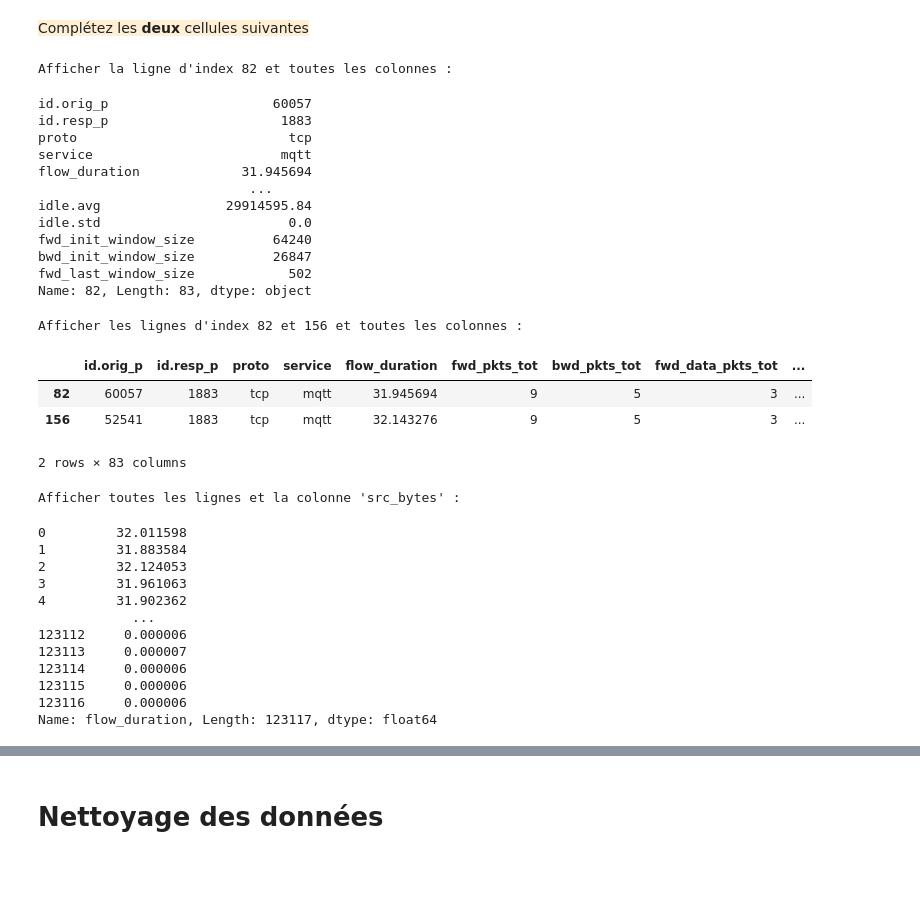
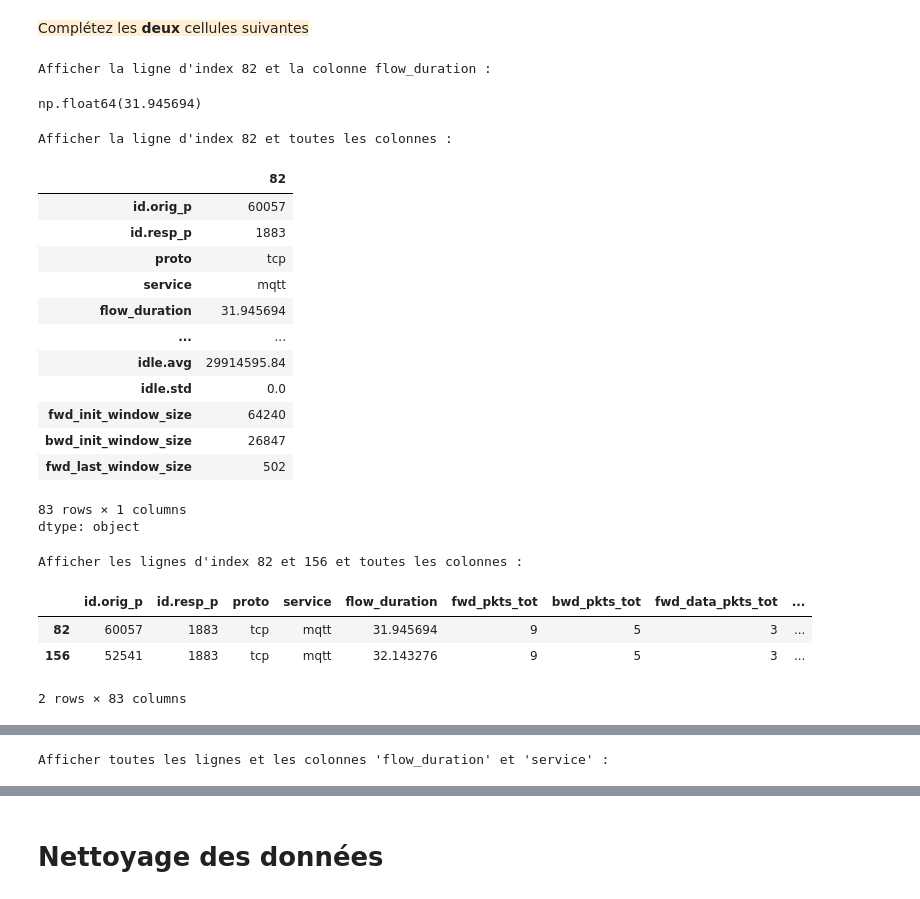
Before and after one commit to augustinprotin/TD-Introduction-l-ia, a Jupyter notebook: TD1_introduction.ipynb, the cells around one changed output, grey strips where cells are left out. Drawn from its saved outputs; the diff is of its cells as text; code cells hidden in the pictures; blank space fills up the shorter version.

```diff
--- a/TD1_introduction.ipynb
+++ b/TD1_introduction.ipynb
@@ -115,0 +104,15 @@ Cliquez sur le lien, copiez collez les instructions permettant d'importer le jeu
+# %%
+from ucimlrepo import fetch_ucirepo
+
+# fetch dataset
+rt_iot2022 = fetch_ucirepo(id=942)
+
+# data (as pandas dataframes)
+X = rt_iot2022.data.features
+y = rt_iot2022.data.targets
+
+# metadata
+print(rt_iot2022.metadata)
+
+# variable information
+print(rt_iot2022.variables)
@@ -199,49 +229,41 @@ Index(['id.orig_p', 'id.resp_p', 'proto', 'service', 'flow_duration',
 # %%
 # Il est possible d'accéder aux lignes et colonnes à partir de leur nom
 print("Afficher la ligne d'index 82 et la colonne flow_duration :")
-display(X.loc[..., ...])
+display(X.loc[82,"flow_duration"])
 
 print("Afficher la ligne d'index 82 et toutes les colonnes :")
 # Il n'y a qu'une ligne, donc une seule dimension. C'est une Serie non plus une DataFrame
-...
+display(X.loc[82])
 
 print("Afficher les lignes d'index 82 et 156 et toutes les colonnes :")
-...
+display(X.loc[[82,156]])
 
 print("Afficher toutes les lignes et la colonne 'flow_duration' :")
-...
+# display(X["flow_duration"])
+display(X.loc[0:,"flow_duration"])
 
 print("Afficher toutes les lignes et les colonnes 'flow_duration' et 'service' :")
-...
+display(X.loc[0:, ["flow_duration", "service"]])
 # %% [output]
-Afficher la ligne d'index 82 et toutes les colonnes :
+Afficher la ligne d'index 82 et la colonne flow_duration :
-id.orig_p                     60057
-id.resp_p                      1883
-proto                           tcp
-service                        mqtt
-flow_duration             31.945694
-                           ...
-idle.avg                29914595.84
-idle.std                        0.0
-fwd_init_window_size          64240
-bwd_init_window_size          26847
-fwd_last_window_size            502
-Name: 82, Length: 83, dtype: object
+np.float64(31.945694)
-Afficher les lignes d'index 82 et 156 et toutes les colonnes :
+Afficher la ligne d'index 82 et toutes les colonnes :
-|  | id.orig_p | id.resp_p | proto | service | flow_duration | fwd_pkts_tot | bwd_pkts_tot | fwd_data_pkts_tot | ... |
-| 82 | 60057 | 1883 | tcp | mqtt | 31.945694 | 9 | 5 | 3 | ... |
-| 156 | 52541 | 1883 | tcp | mqtt | 32.143276 | 9 | 5 | 3 | ... |
+|  | 82 |
+| id.orig_p | 60057 |
+| id.resp_p | 1883 |
+| proto | tcp |
+| service | mqtt |
+| flow_duration | 31.945694 |
+| ... | ... |
+| idle.avg | 29914595.84 |
+| idle.std | 0.0 |
+| fwd_init_window_size | 64240 |
+| bwd_init_window_size | 26847 |
+| fwd_last_window_size | 502 |
-2 rows × 83 columns
+83 rows × 1 columns
+dtype: object
-Afficher toutes les lignes et la colonne 'src_bytes' :
+Afficher les lignes d'index 82 et 156 et toutes les colonnes :
+|  | id.orig_p | id.resp_p | proto | service | flow_duration | fwd_pkts_tot | bwd_pkts_tot | fwd_data_pkts_tot | ... |
+| 82 | 60057 | 1883 | tcp | mqtt | 31.945694 | 9 | 5 | 3 | ... |
+| 156 | 52541 | 1883 | tcp | mqtt | 32.143276 | 9 | 5 | 3 | ... |
-0         32.011598
-1         31.883584
-2         32.124053
-3         31.961063
-4         31.902362
-            ...
-123112     0.000006
-123113     0.000007
-123114     0.000006
-123115     0.000006
-123116     0.000006
-Name: flow_duration, Length: 123117, dtype: float64
+2 rows × 83 columns
@@ -261,0 +285 @@ Afficher toutes les lignes et les colonnes 'src_bytes' et 'result' :
+Afficher toutes les lignes et les colonnes 'flow_duration' et 'service' :
```
Also changed, not shown: parts of 14 cells of this notebook.
